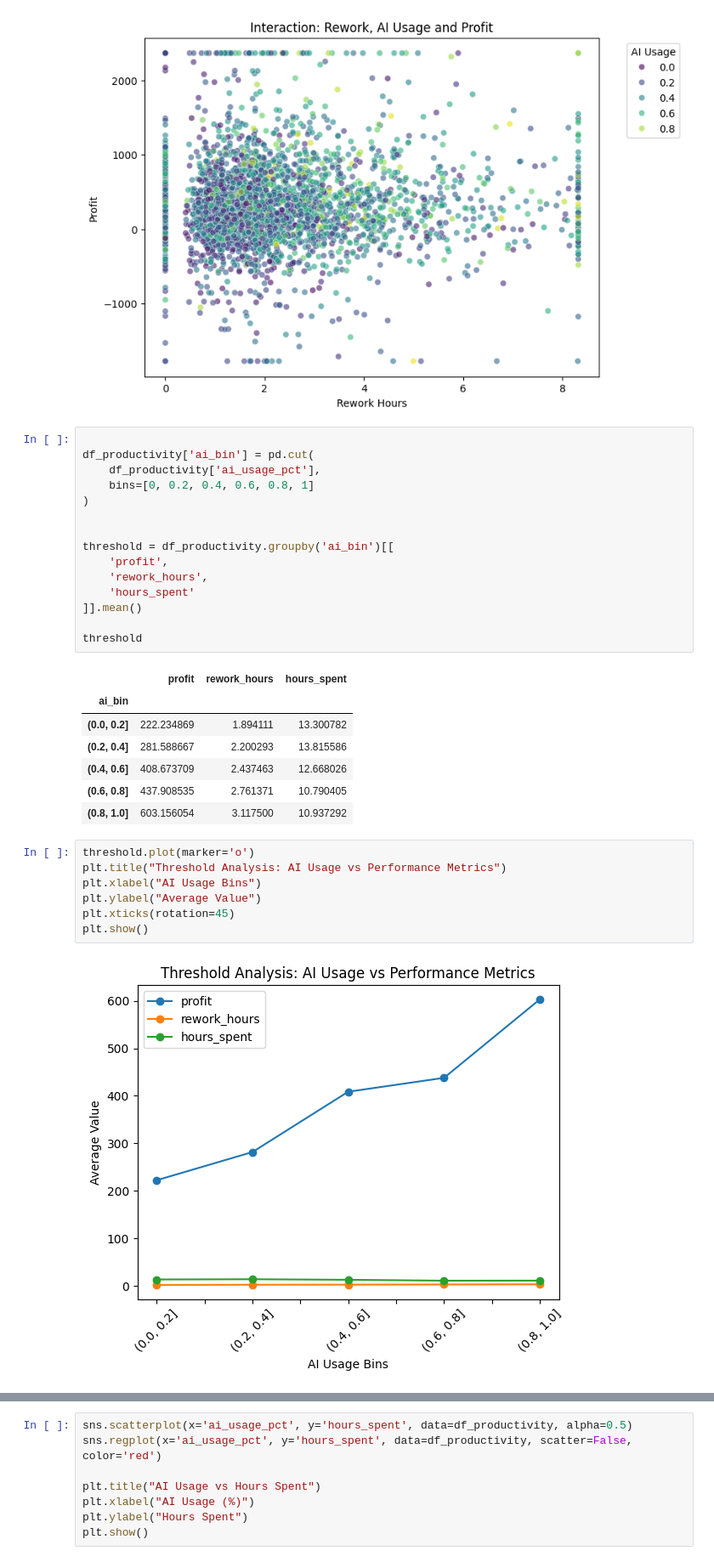
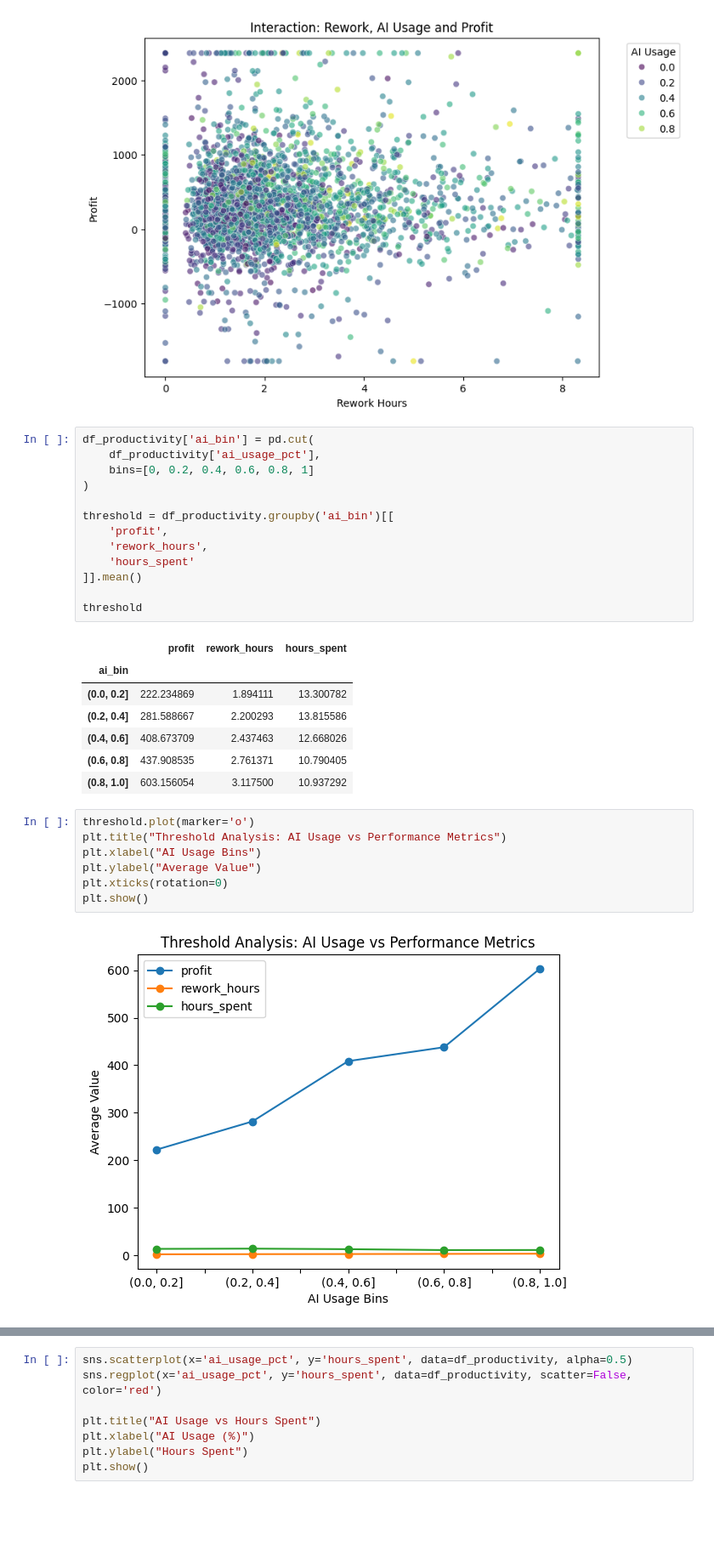
Before and after one commit to andreamammano89-maker/ML_Project_SEA_815441, a Jupyter notebook: main.ipynb, the cells around one changed output, grey strips where cells are left out. Shown at 85% size. Saved outputs shown, nothing was run; the diff lists cells and outputs as text; blank space fills up the shorter version.

```diff
--- a/main.ipynb
+++ b/main.ipynb
@@ -537,12 +585,10 @@ plt.show()
 # %% [output]
 [figure]
 # %%
-
 df_productivity['ai_bin'] = pd.cut(
     df_productivity['ai_usage_pct'],
     bins=[0, 0.2, 0.4, 0.6, 0.8, 1]
 )
-
 
 threshold = df_productivity.groupby('ai_bin')[[
     'profit',
@@ -562,11 +608,11 @@ threshold
 # %%
 threshold.plot(marker='o')
 plt.title("Threshold Analysis: AI Usage vs Performance Metrics")
 plt.xlabel("AI Usage Bins")
 plt.ylabel("Average Value")
-plt.xticks(rotation=45)
+plt.xticks(rotation=0)
 plt.show()
 # %% [output]
-[figure, old version]
+[figure, new version]
 # %%
 sns.boxplot(x='ai_bin', y='profit', data=df_productivity)
```
Also changed, not shown: parts of 6 cells of this notebook.
